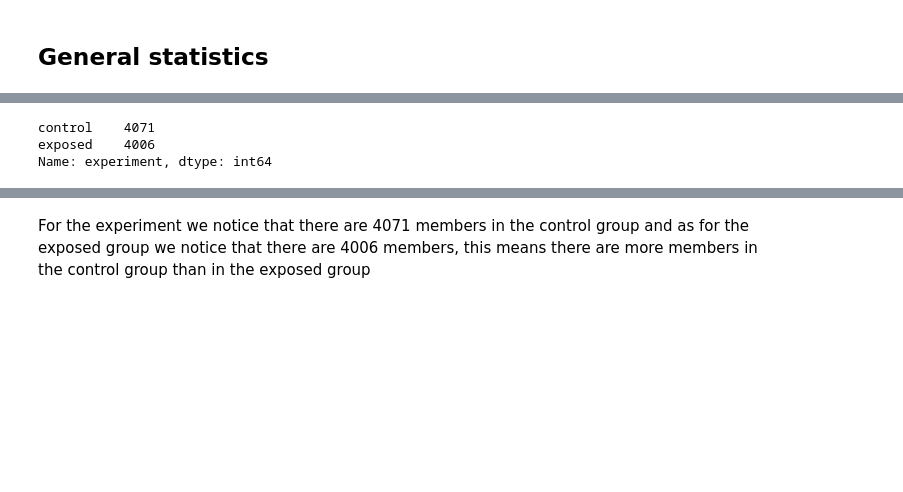
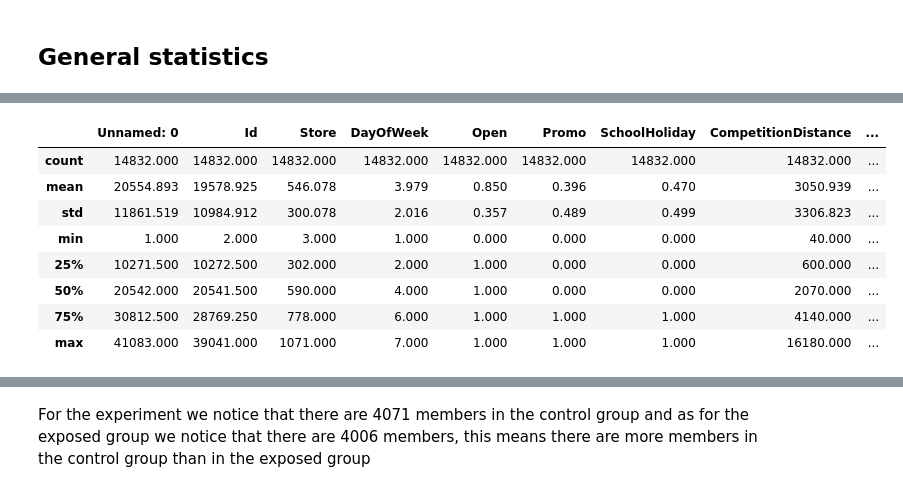
Before and after one commit to tutorialcreation/nlp_swahili_amharic, a Jupyter notebook: notebooks/EDA.ipynb, the cells around one changed output, grey strips where cells are left out. Drawn from its saved outputs; the diff is of its cells as text; code cells hidden in the pictures; blank space fills up the shorter version.

```diff
--- a/notebooks/EDA.ipynb
+++ b/notebooks/EDA.ipynb
@@ -86,9 +48,13 @@ unique_counts
-# %%
-# unique value counts of experiment
-counts_df = df['experiment'].value_counts()
-counts_df
-# %% [output]
-control    4071
-exposed    4006
-Name: experiment, dtype: int64
+# %%
+eda_test.descriptive_stats(describe=True)
+# %% [output]
+|  | Unnamed: 0 | Id | Store | DayOfWeek | Open | Promo | SchoolHoliday | CompetitionDistance | ... |
+| count | 14832.000 | 14832.000 | 14832.000 | 14832.000 | 14832.000 | 14832.000 | 14832.000 | 14832.000 | ... |
+| mean | 20554.893 | 19578.925 | 546.078 | 3.979 | 0.850 | 0.396 | 0.470 | 3050.939 | ... |
+| std | 11861.519 | 10984.912 | 300.078 | 2.016 | 0.357 | 0.489 | 0.499 | 3306.823 | ... |
+| min | 1.000 | 2.000 | 3.000 | 1.000 | 0.000 | 0.000 | 0.000 | 40.000 | ... |
+| 25% | 10271.500 | 10272.500 | 302.000 | 2.000 | 1.000 | 0.000 | 0.000 | 600.000 | ... |
+| 50% | 20542.000 | 20541.500 | 590.000 | 4.000 | 1.000 | 0.000 | 0.000 | 2070.000 | ... |
+| 75% | 30812.500 | 28769.250 | 778.000 | 6.000 | 1.000 | 1.000 | 1.000 | 4140.000 | ... |
+| max | 41083.000 | 39041.000 | 1071.000 | 7.000 | 1.000 | 1.000 | 1.000 | 16180.000 | ... |
 # %%
```
Also changed, not shown: parts of 11 cells of this notebook, 5 other files.
